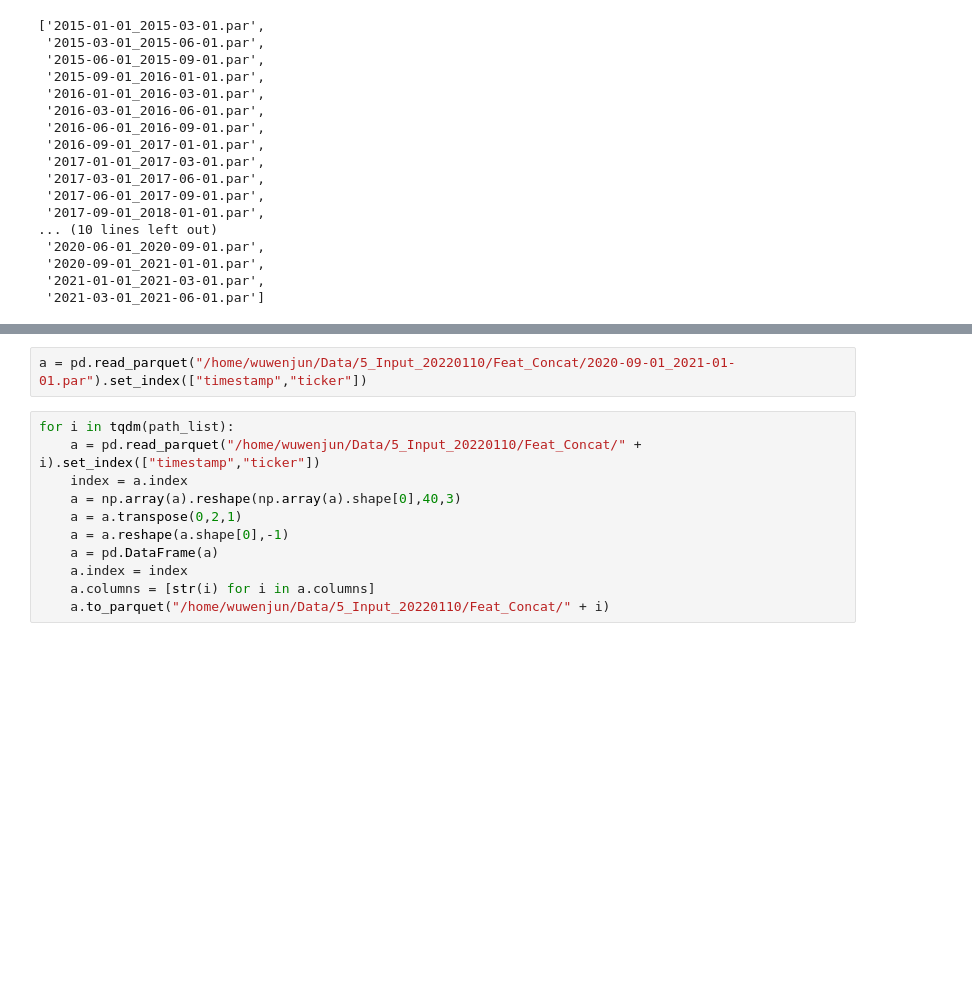
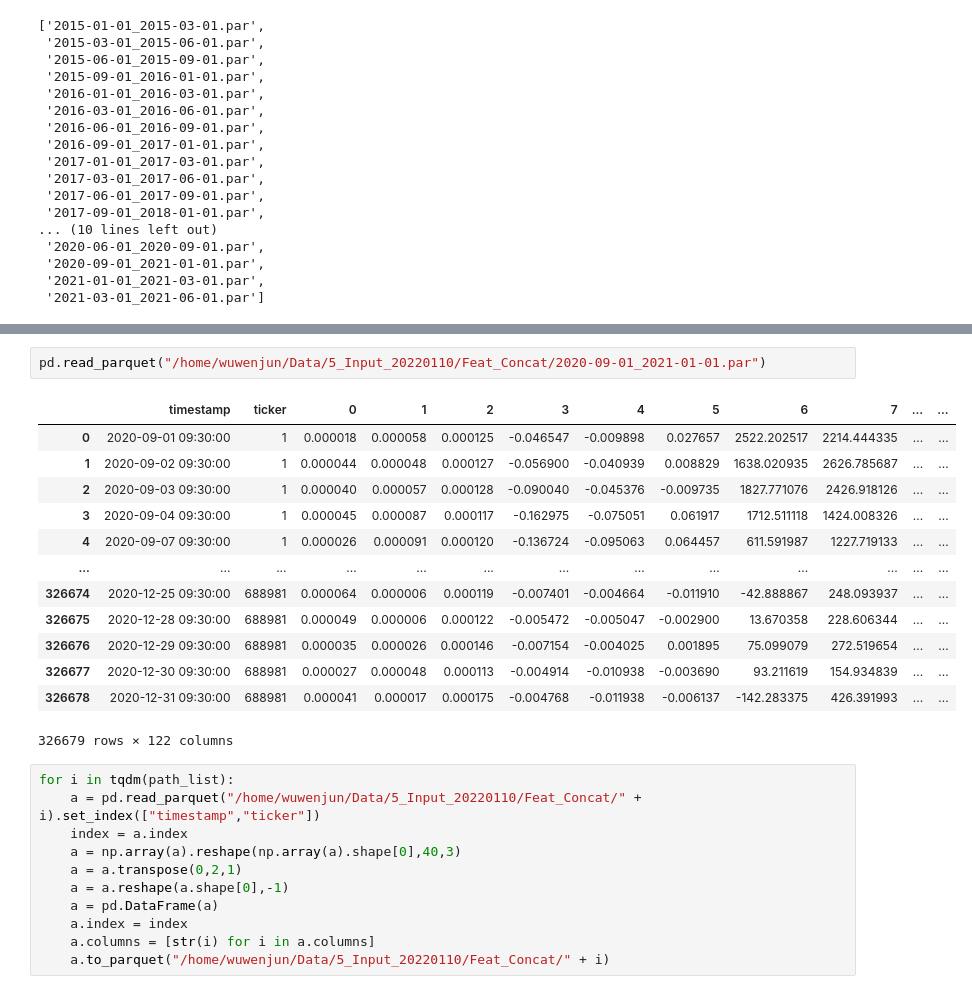
Before and after one commit to June24-Wu/Shannon, a Jupyter notebook: NoteBook/AlphaNet_LSTM/Get_Original_AlphaNet_Data_LSTM.ipynb, the cells around one changed output, grey strips where cells are left out. Drawn from its saved outputs; the diff is of its cells as text; blank space fills up the shorter version.

```diff
--- a/NoteBook/AlphaNet_LSTM/Get_Original_AlphaNet_Data_LSTM.ipynb
+++ b/NoteBook/AlphaNet_LSTM/Get_Original_AlphaNet_Data_LSTM.ipynb
@@ -488,5 +507,19 @@ print("并行执行时间：", int(t2 - t1))
 # %%
-a = pd.read_parquet("/home/wuwenjun/Data/5_Input_20220110/Feat_Concat/2020-09-01_2021-01-01.par").set_index(["timestamp","ticker"])
+pd.read_parquet("/home/wuwenjun/Data/5_Input_20220110/Feat_Concat/2020-09-01_2021-01-01.par")
+# %% [output]
+|  | timestamp | ticker | 0 | 1 | 2 | 3 | 4 | 5 | 6 | 7 | ... | ... |
+| 0 | 2020-09-01 09:30:00 | 1 | 0.000018 | 0.000058 | 0.000125 | -0.046547 | -0.009898 | 0.027657 | 2522.202517 | 2214.444335 | ... | ... |
+| 1 | 2020-09-02 09:30:00 | 1 | 0.000044 | 0.000048 | 0.000127 | -0.056900 | -0.040939 | 0.008829 | 1638.020935 | 2626.785687 | ... | ... |
+| 2 | 2020-09-03 09:30:00 | 1 | 0.000040 | 0.000057 | 0.000128 | -0.090040 | -0.045376 | -0.009735 | 1827.771076 | 2426.918126 | ... | ... |
+| 3 | 2020-09-04 09:30:00 | 1 | 0.000045 | 0.000087 | 0.000117 | -0.162975 | -0.075051 | 0.061917 | 1712.511118 | 1424.008326 | ... | ... |
+| 4 | 2020-09-07 09:30:00 | 1 | 0.000026 | 0.000091 | 0.000120 | -0.136724 | -0.095063 | 0.064457 | 611.591987 | 1227.719133 | ... | ... |
+| ... | ... | ... | ... | ... | ... | ... | ... | ... | ... | ... | ... | ... |
+| 326674 | 2020-12-25 09:30:00 | 688981 | 0.000064 | 0.000006 | 0.000119 | -0.007401 | -0.004664 | -0.011910 | -42.888867 | 248.093937 | ... | ... |
+| 326675 | 2020-12-28 09:30:00 | 688981 | 0.000049 | 0.000006 | 0.000122 | -0.005472 | -0.005047 | -0.002900 | 13.670358 | 228.606344 | ... | ... |
+| 326676 | 2020-12-29 09:30:00 | 688981 | 0.000035 | 0.000026 | 0.000146 | -0.007154 | -0.004025 | 0.001895 | 75.099079 | 272.519654 | ... | ... |
+| 326677 | 2020-12-30 09:30:00 | 688981 | 0.000027 | 0.000048 | 0.000113 | -0.004914 | -0.010938 | -0.003690 | 93.211619 | 154.934839 | ... | ... |
+| 326678 | 2020-12-31 09:30:00 | 688981 | 0.000041 | 0.000017 | 0.000175 | -0.004768 | -0.011938 | -0.006137 | -142.283375 | 426.391993 | ... | ... |
+326679 rows × 122 columns
 # %%
 for i in tqdm(path_list):
     a = pd.read_parquet("/home/wuwenjun/Data/5_Input_20220110/Feat_Concat/" + i).set_index(["timestamp","ticker"])
```
Also changed, not shown: parts of 9 cells of this notebook, 4 other files.
